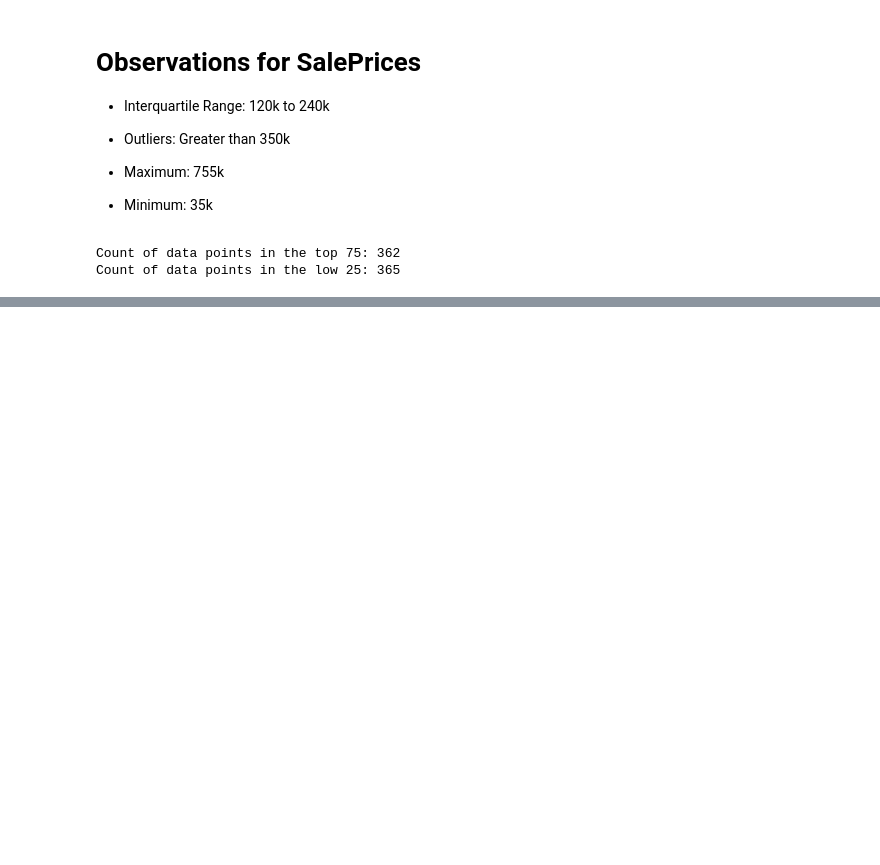
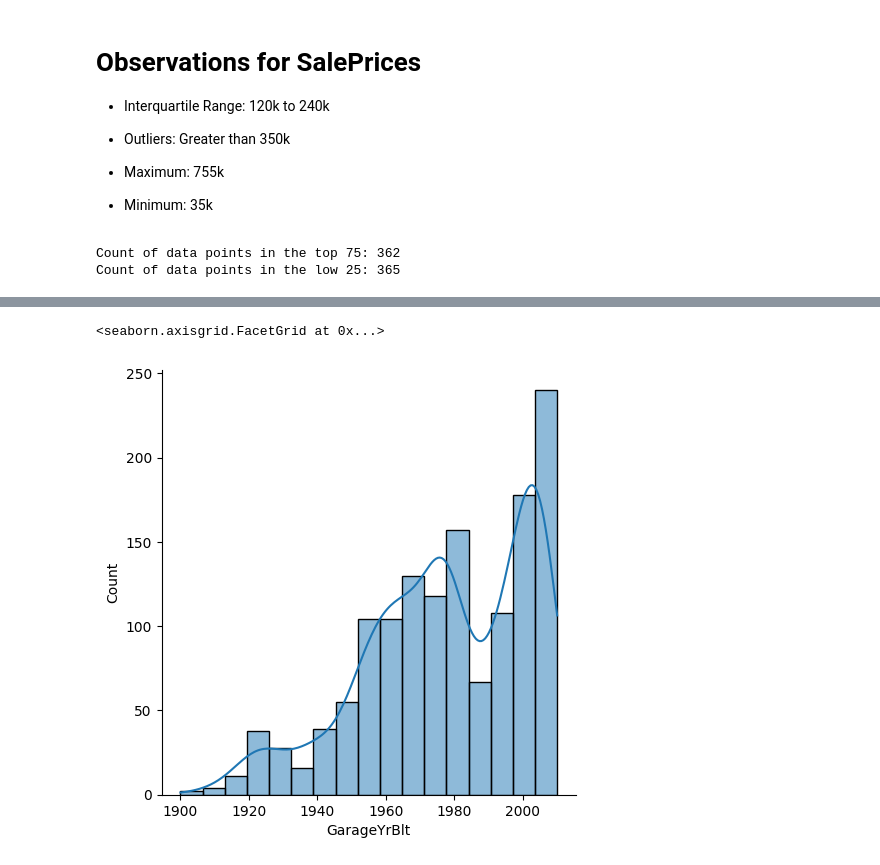
Before and after one commit to jsninoladino/housing_prices, a Jupyter notebook: source/source.ipynb, the cells around one changed output, grey strips where cells are left out. Saved outputs shown, nothing was run; the diff lists cells and outputs as text; code cells hidden in the pictures; blank space fills up the shorter version.

```diff
--- a/source/source.ipynb
+++ b/source/source.ipynb
@@ -116,0 +248,6 @@ Count of data points in the low 25: 365
+# %%
+# Look at the distribution of SalePrice
+sns.displot(train_df2.GarageYrBlt, kde = True)
+# %% [output]
+<seaborn.axisgrid.FacetGrid at 0x...>
+[figure, added]
```
Also changed, not shown: parts of 12 cells of this notebook.
